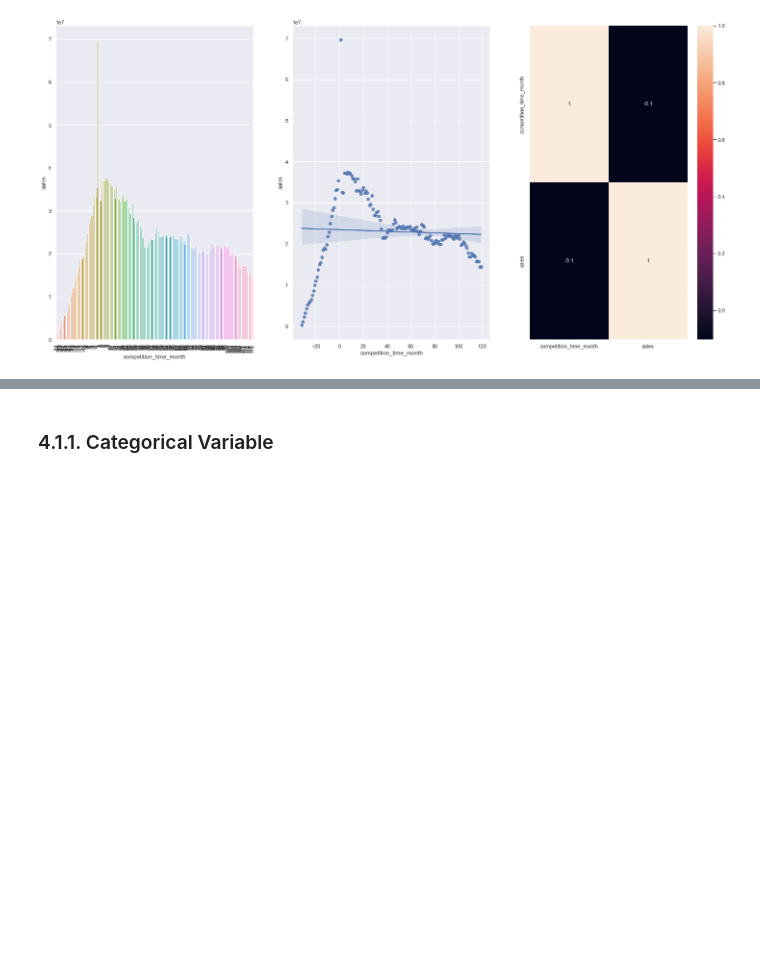
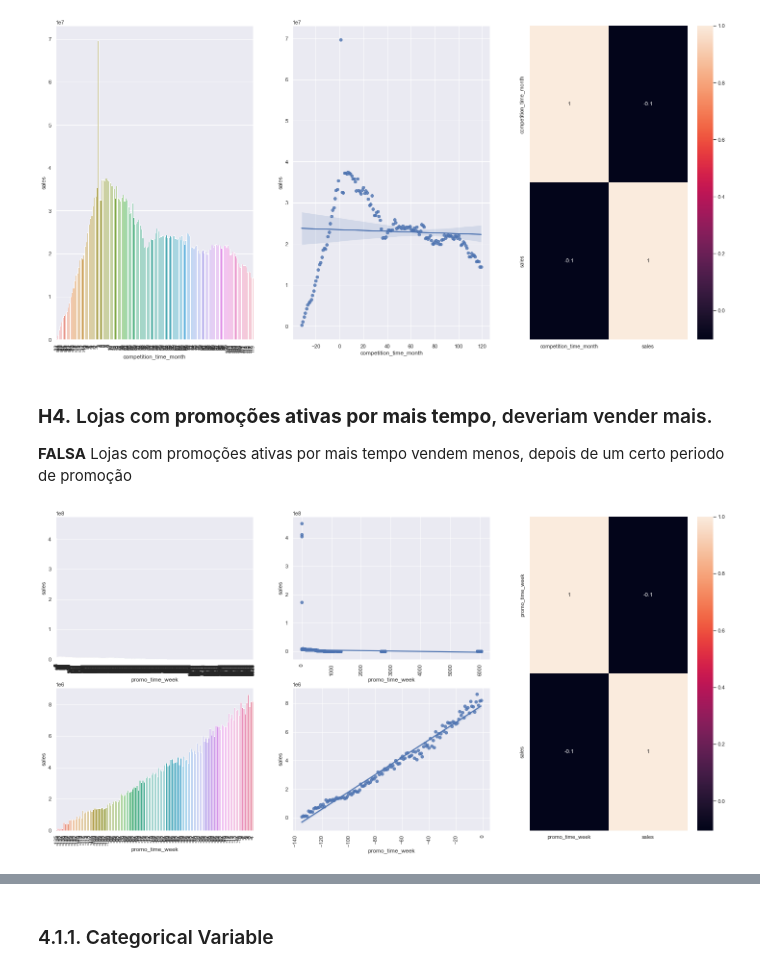
Before and after one commit to webluc/ds-em-producao, a Jupyter notebook: m04_v01_store_sales_prediction.ipynb, the cells around one changed output, grey strips where cells are left out. Drawn from its saved outputs; the diff is of its cells as text; code cells hidden in the pictures; blank space fills up the shorter version.

```diff
--- a/m04_v01_store_sales_prediction.ipynb
+++ b/m04_v01_store_sales_prediction.ipynb
@@ -552,3 +600,38 @@ plt.subplot( 1, 3, 3 )
 sns.heatmap( aux1.corr( method='pearson' ), annot=True);
 # %% [output]
 [figure]
+# %% [markdown]
+### **H4.** Lojas com **promoções ativas por mais tempo**, deveriam vender mais.
+**FALSA** Lojas com promoções ativas por mais tempo vendem menos, depois de um certo periodo de promoção
+# %%
+aux1 = df4[['promo_time_week','sales']].groupby('promo_time_week').sum().reset_index()
+
+aux2 = aux1[(aux1['promo_time_week'] > 0) & (aux1['sales'] < 1000000 )] # Promo extendido
+sns.barplot( x='promo_time_week', y='sales', data=aux2 );
+plt.xticks( rotation=90 );
+# %%
+grid = gridspec.GridSpec( 2, 3)
+
+plt.subplot( grid[ 0, 0 ] )
+aux2 = aux1[aux1['promo_time_week'] > 0 ] # extendido
+sns.barplot( data=aux2, x='promo_time_week', y='sales');
+plt.xticks( rotation=90 );
+
+plt.subplot( grid[ 0, 1 ] )
+sns.regplot( data=aux2, x='promo_time_week', y='sales');
+plt.xticks( rotation=90 );
+
+plt.subplot( grid[ 1, 0 ] )
+aux3 = aux1[aux1['promo_time_week'] < 0 ] # regular
+sns.barplot( data=aux3, x='promo_time_week', y='sales');
+plt.xticks( rotation=90 );
+
+
+plt.subplot( grid[ 1, 1 ] )
+sns.regplot( data=aux3, x='promo_time_week', y='sales');
+plt.xticks( rotation=90 );
+
+plt.subplot( grid[ :, 2 ] )
+sns.heatmap( aux1.corr( method='pearson' ), annot=True );
+# %% [output]
+[figure, added]
```
Also changed, not shown: parts of 21 cells of this notebook.
